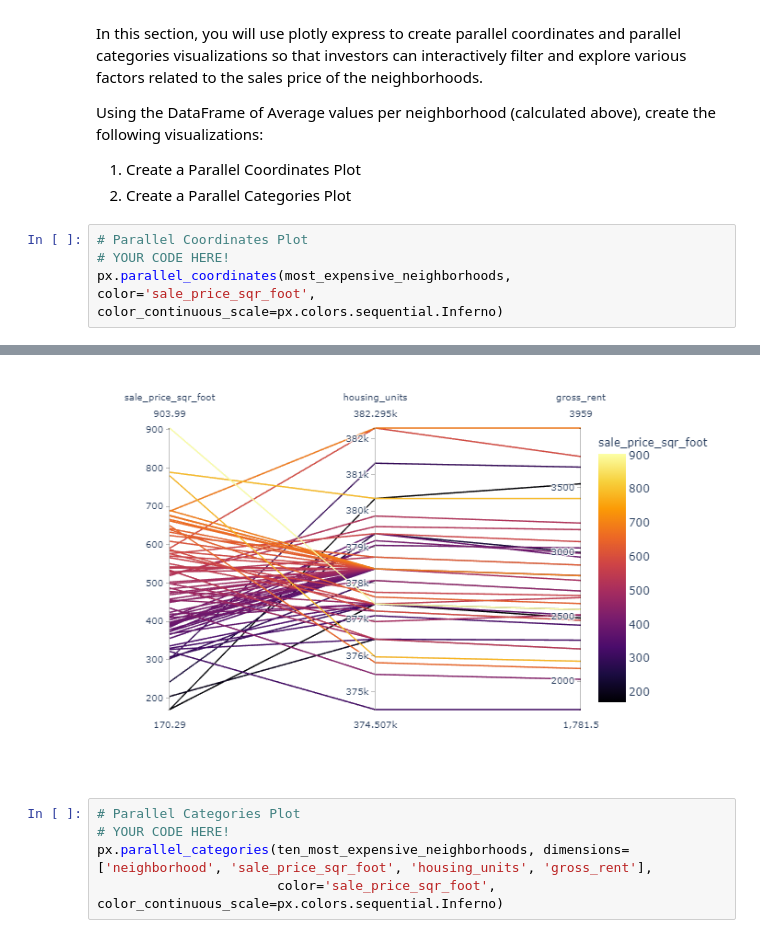
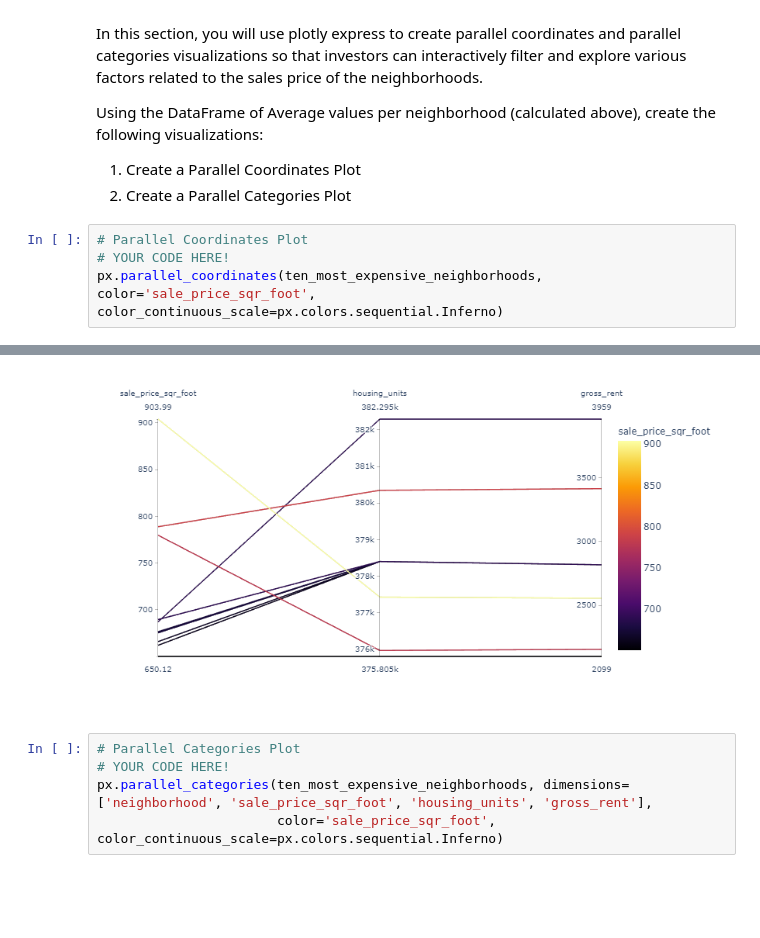
Before and after one commit to brettauc/Pyviz-homework, a Jupyter notebook: Starter_Code/rental_analysis.ipynb, the cells around one changed output, grey strips where cells are left out. Cells and saved outputs as stored; diff of their text form; blank space fills up the shorter version.

```diff
--- a/Starter_Code/rental_analysis.ipynb
+++ b/Starter_Code/rental_analysis.ipynb
@@ -196,5 +196,5 @@ Using the DataFrame of Average values per neighborhood (calculated above), creat
 # %%
 # Parallel Coordinates Plot
 # YOUR CODE HERE!
-px.parallel_coordinates(most_expensive_neighborhoods, color='sale_price_sqr_foot', color_continuous_scale=px.colors.sequential.Inferno)
+px.parallel_coordinates(ten_most_expensive_neighborhoods, color='sale_price_sqr_foot', color_continuous_scale=px.colors.sequential.Inferno)
 # %% [output]
@@ -201,4 +202,4 @@ px.parallel_coordinates(most_expensive_neighborhoods, color='sale_price_sqr_foot
-[figure, old version]
+[figure, new version]
 # %%
 # Parallel Categories Plot
 # YOUR CODE HERE!
```
Also changed, not shown: parts of 2 cells of this notebook.
